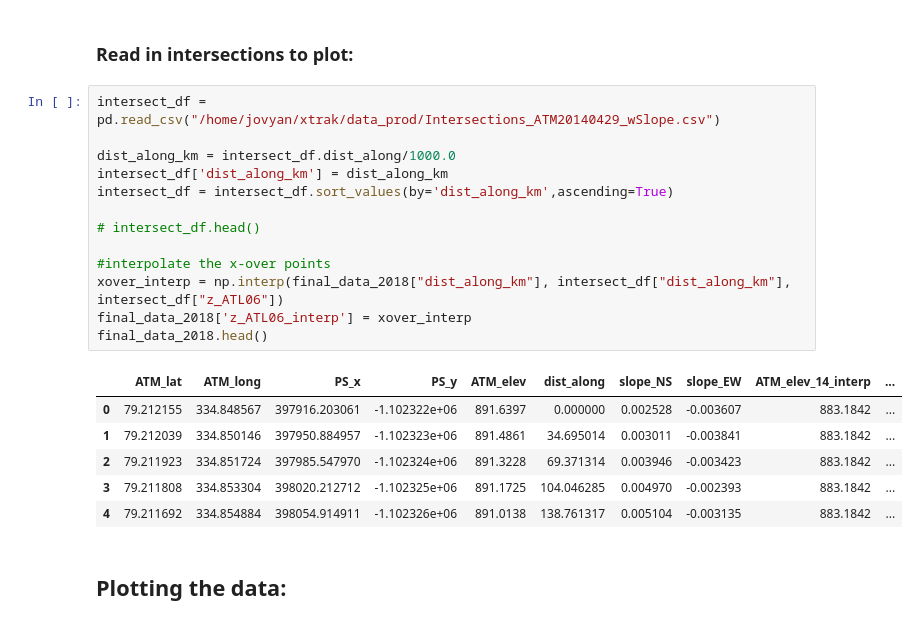
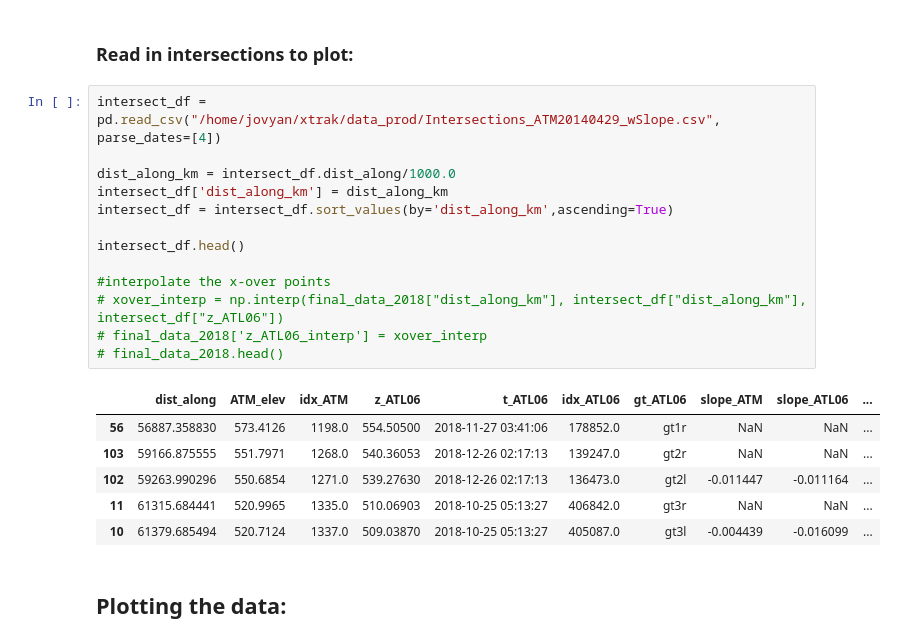
Before and after one commit to ICESAT-2HackWeek/xtrak, a Jupyter notebook: notebooks/ATMprocessing.ipynb, the cells around one changed output. Saved outputs shown, nothing was run; the diff lists cells and outputs as text.

Commit message:
xovers figures updated with dates

```diff
--- a/notebooks/ATMprocessing.ipynb
+++ b/notebooks/ATMprocessing.ipynb
@@ -270,25 +270,25 @@ final_gdf.head()
 # %% [markdown]
 ### Read in intersections to plot:
 # %%
-intersect_df = pd.read_csv("/home/jovyan/xtrak/data_prod/Intersections_ATM20140429_wSlope.csv")
+intersect_df = pd.read_csv("/home/jovyan/xtrak/data_prod/Intersections_ATM20140429_wSlope.csv", parse_dates=[4])
 
 dist_along_km = intersect_df.dist_along/1000.0
 intersect_df['dist_along_km'] = dist_along_km
 intersect_df = intersect_df.sort_values(by='dist_along_km',ascending=True)
 
-# intersect_df.head()
+intersect_df.head()
 
 #interpolate the x-over points
-xover_interp = np.interp(final_data_2018["dist_along_km"], intersect_df["dist_along_km"], intersect_df["z_ATL06"])
-final_data_2018['z_ATL06_interp'] = xover_interp
-final_data_2018.head()
+# xover_interp = np.interp(final_data_2018["dist_along_km"], intersect_df["dist_along_km"], intersect_df["z_ATL06"])
+# final_data_2018['z_ATL06_interp'] = xover_interp
+# final_data_2018.head()
 # %% [output]
-|  | ATM_lat | ATM_long | PS_x | PS_y | ATM_elev | dist_along | slope_NS | slope_EW | ATM_elev_14_interp | ... |
-| 0 | 79.212155 | 334.848567 | 397916.203061 | -1.102322e+06 | 891.6397 | 0.000000 | 0.002528 | -0.003607 | 883.1842 | ... |
-| 1 | 79.212039 | 334.850146 | 397950.884957 | -1.102323e+06 | 891.4861 | 34.695014 | 0.003011 | -0.003841 | 883.1842 | ... |
-| 2 | 79.211923 | 334.851724 | 397985.547970 | -1.102324e+06 | 891.3228 | 69.371314 | 0.003946 | -0.003423 | 883.1842 | ... |
-| 3 | 79.211808 | 334.853304 | 398020.212712 | -1.102325e+06 | 891.1725 | 104.046285 | 0.004970 | -0.002393 | 883.1842 | ... |
-| 4 | 79.211692 | 334.854884 | 398054.914911 | -1.102326e+06 | 891.0138 | 138.761317 | 0.005104 | -0.003135 | 883.1842 | ... |
+|  | dist_along | ATM_elev | idx_ATM | z_ATL06 | t_ATL06 | idx_ATL06 | gt_ATL06 | slope_ATM | slope_ATL06 | ... |
+| 56 | 56887.358830 | 573.4126 | 1198.0 | 554.50500 | 2018-11-27 03:41:06 | 178852.0 | gt1r | NaN | NaN | ... |
+| 103 | 59166.875555 | 551.7971 | 1268.0 | 540.36053 | 2018-12-26 02:17:13 | 139247.0 | gt2r | NaN | NaN | ... |
+| 102 | 59263.990296 | 550.6854 | 1271.0 | 539.27630 | 2018-12-26 02:17:13 | 136473.0 | gt2l | -0.011447 | -0.011164 | ... |
+| 11 | 61315.684441 | 520.9965 | 1335.0 | 510.06903 | 2018-10-25 05:13:27 | 406842.0 | gt3r | NaN | NaN | ... |
+| 10 | 61379.685494 | 520.7124 | 1337.0 | 509.03870 | 2018-10-25 05:13:27 | 405087.0 | gt3l | -0.004439 | -0.016099 | ... |
 # %% [markdown]
 ## Plotting the data:
 # %%
```
Also changed, not shown: parts of 1 cell of this notebook, 2 other files.
